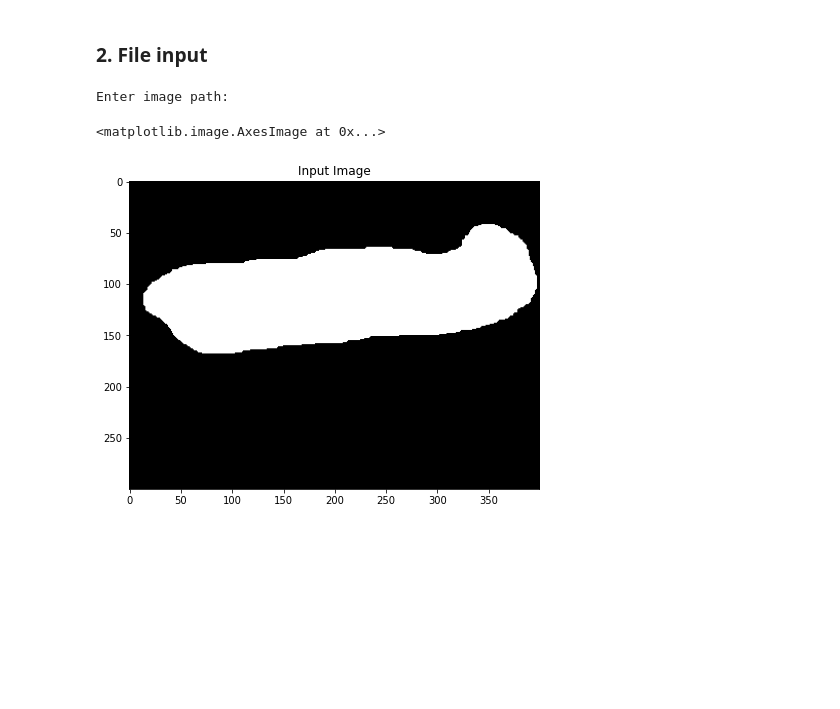
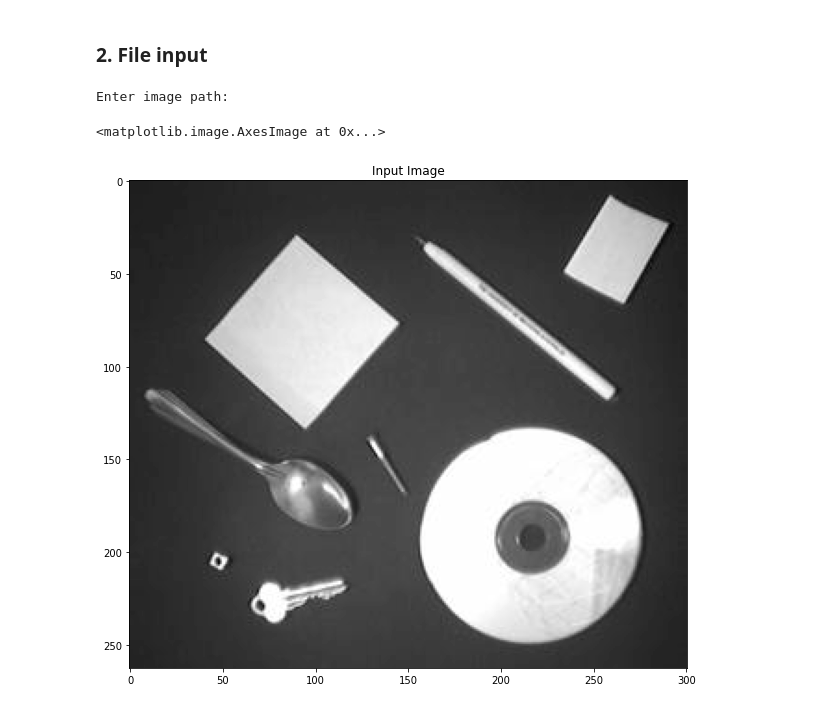
Before and after one commit to aneeketMangal/Gradient-Vector-Field-Snake, a Jupyter notebook: main/main.ipynb, the cells around one changed output. Saved outputs shown, nothing was run; the diff lists cells and outputs as text; code cells hidden in the pictures; blank space fills up the shorter version.

```diff
--- a/main/main.ipynb
+++ b/main/main.ipynb
@@ -13,28 +14,30 @@ from PIL import Image
 ### 2. File input
 # %%
 print("Enter image path: ", end = "")
-imgPath = "../test_images/1.png"
+imgPath = "../test_images/4.jpg"
 # taking image as input, converting into grayscale
 img = None
 try:
     img = cv2.imread(imgPath, 0)
 except:
     # in case file is not found
     print("Image path incorrect.")
     exit(0)
 
-img2 = img.copy()
-img2 = img2.astype(np.float32)
-img2 = img / 255 # rescaling the pixel values
+# img = img.astype(np.float32)
+# img = img/255
+# img2 = img.copy()
+# img2 = img2.astype(np.float32)
+# img2 = img / 255 # rescaling the pixel values
 
-plt.figure(figsize=(25,25))
-plt.subplot(1, 3, 1)
+plt.figure(figsize=(10, 10))
+plt.subplot(1, 1, 1)
 plt.title("Input Image")
 plt.imshow(img, cmap="gray")
 # %% [output]
 Enter image path:
 <matplotlib.image.AxesImage at 0x...>
-[figure, old version]
+[figure, new version]
 # %% [markdown]
 ### 3. Edge Map
 
```
Also changed, not shown: parts of 17 cells of this notebook, 1 other file.
